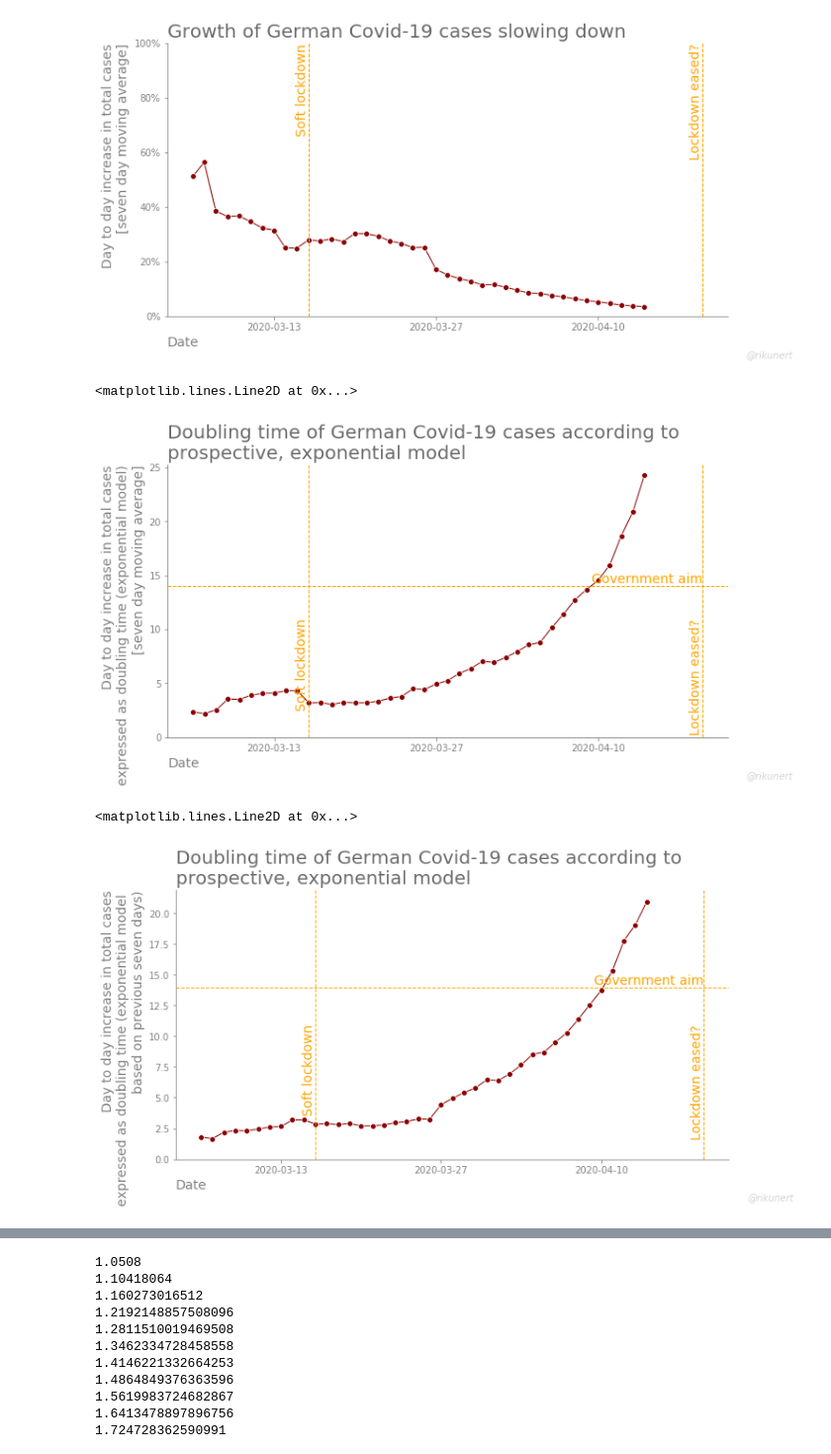
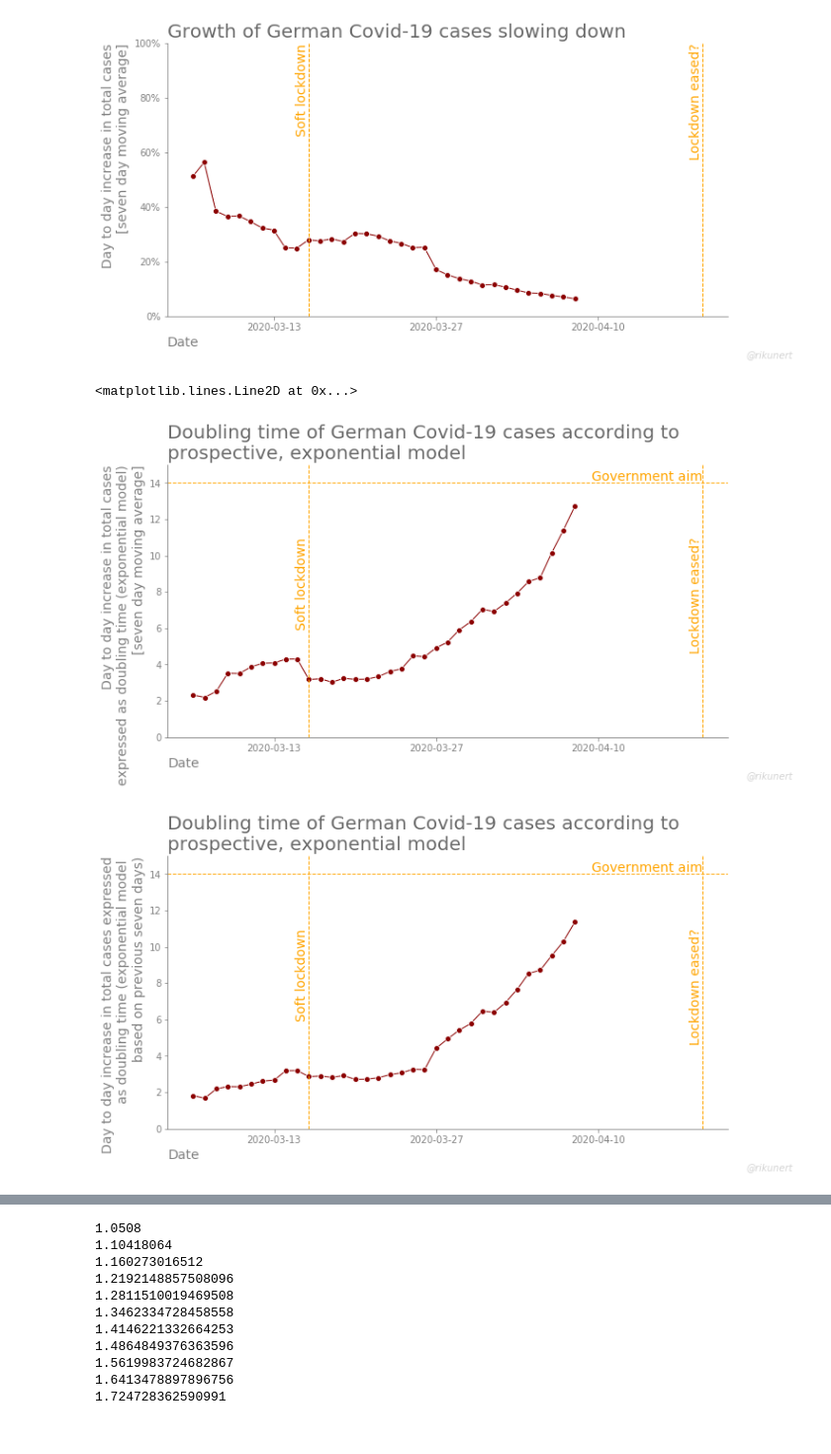
Before and after one commit to rikunert/corona, a Jupyter notebook: doubling_time.ipynb, the cells around one changed output, grey strips where cells are left out. Shown at 99% size. Drawn from its saved outputs; the diff is of its cells as text; code cells hidden in the pictures.

```diff
--- a/doubling_time.ipynb
+++ b/doubling_time.ipynb
@@ -123,8 +123,14 @@ array(['Afghanistan', 'Albania', 'Algeria', 'Andorra', 'Angola',
 # %%
+# restrict by date
+df = df.loc[df['dateRep'] <= datetime(2020,4,8), :]
+
+# restrict by country
 country_of_interest = 'Germany'
 # country_of_interest =  'United_Kingdom'
 # country_of_interest = 'United_States_of_America'
 # country_of_interest = 'Sweden'
+
+
 
 minimal_number_of_cases = 10
 mask_country = df['countriesAndTerritories'] == country_of_interest
@@ -250,9 +255,9 @@ fig, ax = draw_cases(x=df.loc[mask, 'dateRep'],
 ax.set(ylim=[0, 1])
 ax.yaxis.set_major_formatter(FuncFormatter(lambda y, _: '{:.0%}'.format(y)))
 
-#fig.savefig('D_doubling_prospective.png', dpi=400, bbox_inches='tight')
+fig.savefig('D_doubling_prospective.png', dpi=200, bbox_inches='tight')
 # %% [output]
-[figure, old version]
+[figure, new version]
 # %%
 # see https://blog.datawrapper.de/weekly-chart-coronavirus-doublingtimes/
 series_cases_increase_days = (1*np.log(2))/(np.log(series_cum_cases/series_cum_cases.shift(1)))
@@ -276,38 +281,37 @@ ax.text(x='2020-04-19',
 ax.axhline(y=14,
            linestyle='--', color='orange', linewidth=1)
 
-#fig.savefig('D_doubling_prospective_days_exponential.png', dpi=400, bbox_inches='tight')
+#fig.savefig('D_doubling_prospective_days_exponential.png', dpi=200, bbox_inches='tight')
 # %% [output]
 <matplotlib.lines.Line2D at 0x...>
-[figure, old version]
+[figure, new version]
 # %%
 # see https://blog.datawrapper.de/weekly-chart-coronavirus-doublingtimes/
 lookback_days = 7
 series_cases_increase_days_7d = (lookback_days*np.log(2))/(np.log(series_cum_cases/series_cum_cases.shift(lookback_days)))
 
 fig, ax = draw_cases(x=df.loc[mask, 'dateRep'],
                      y=series_cases_increase_days_7d,
                      color='darkred',
                      title='Doubling time of German Covid-19 cases according to\nprospective, exponential model',
-                     ylabel='Day to day increase in total cases\nexpressed as doubling time (exponential model \nbased on previous seven days)',
+                     ylabel='Day to day increase in total cases expressed\nas doubling time (exponential model \nbased on previous seven days)',
                      text1_y=11,
                      text2_y=11)
 ax.set(ylim=[0, max(15, series_cases_increase_days_7d.max() + 1)])
 ax.text(x='2020-04-19',
        y=14,
        s='Government aim',
         horizontalalignment='right',
         verticalalignment='bottom',
         rotation='horizontal',
         color='orange',
        size=14)
 ax.axhline(y=14,
            linestyle='--', color='orange', linewidth=1)
 
-#fig.savefig('D_doubling_prospective_days_exponential.png', dpi=400, bbox_inches='tight')
+fig.savefig('D_doubling_prospective_days_exponential.png', dpi=200, bbox_inches='tight')
 # %% [output]
-<matplotlib.lines.Line2D at 0x...>
-[figure, old version]
+[figure, new version]
 # %%
 series_cases_increase_days.rolling(window=7).mean().tail()
 # %% [output]
```
Also changed, not shown: parts of 13 cells of this notebook, 8 other files.
